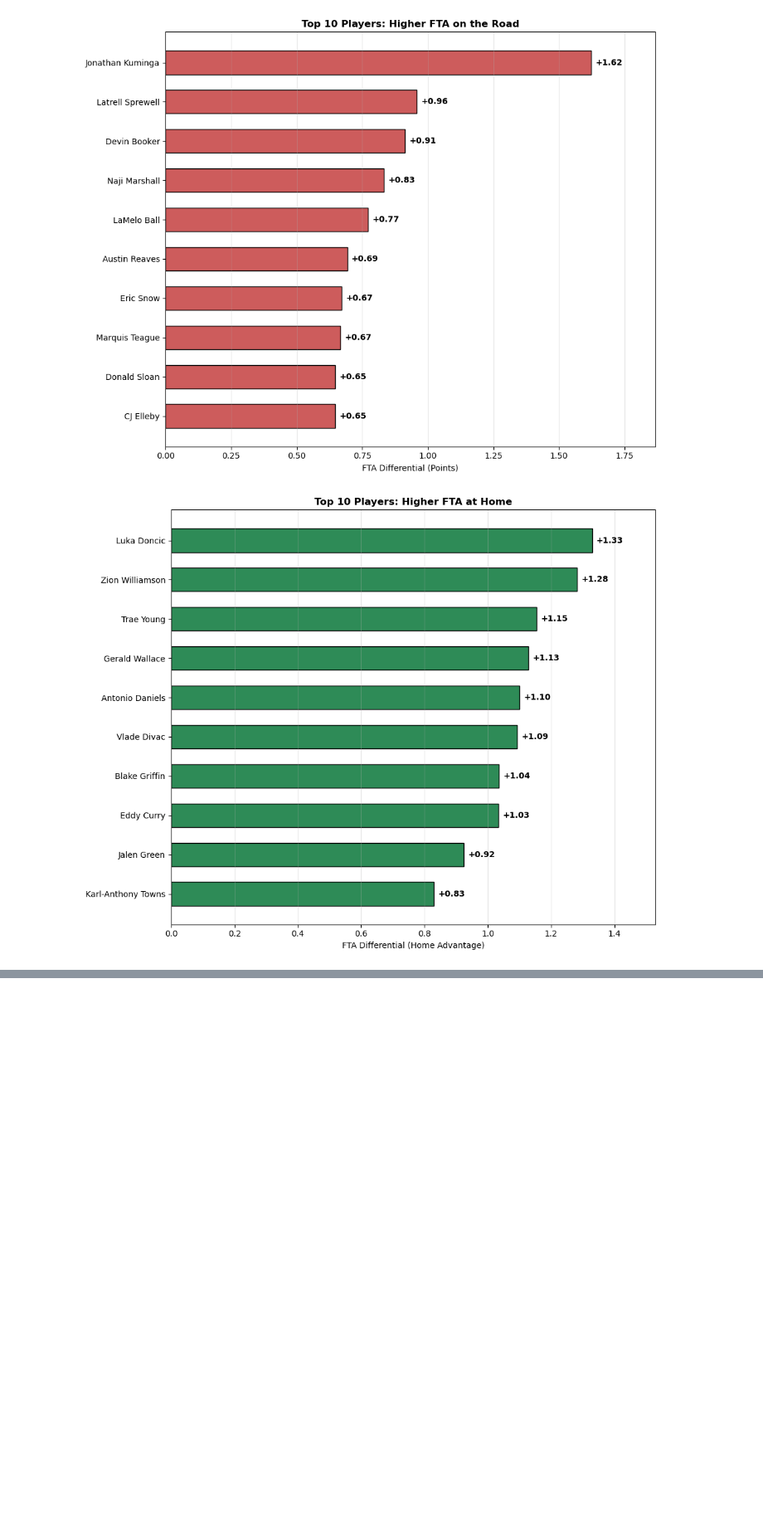
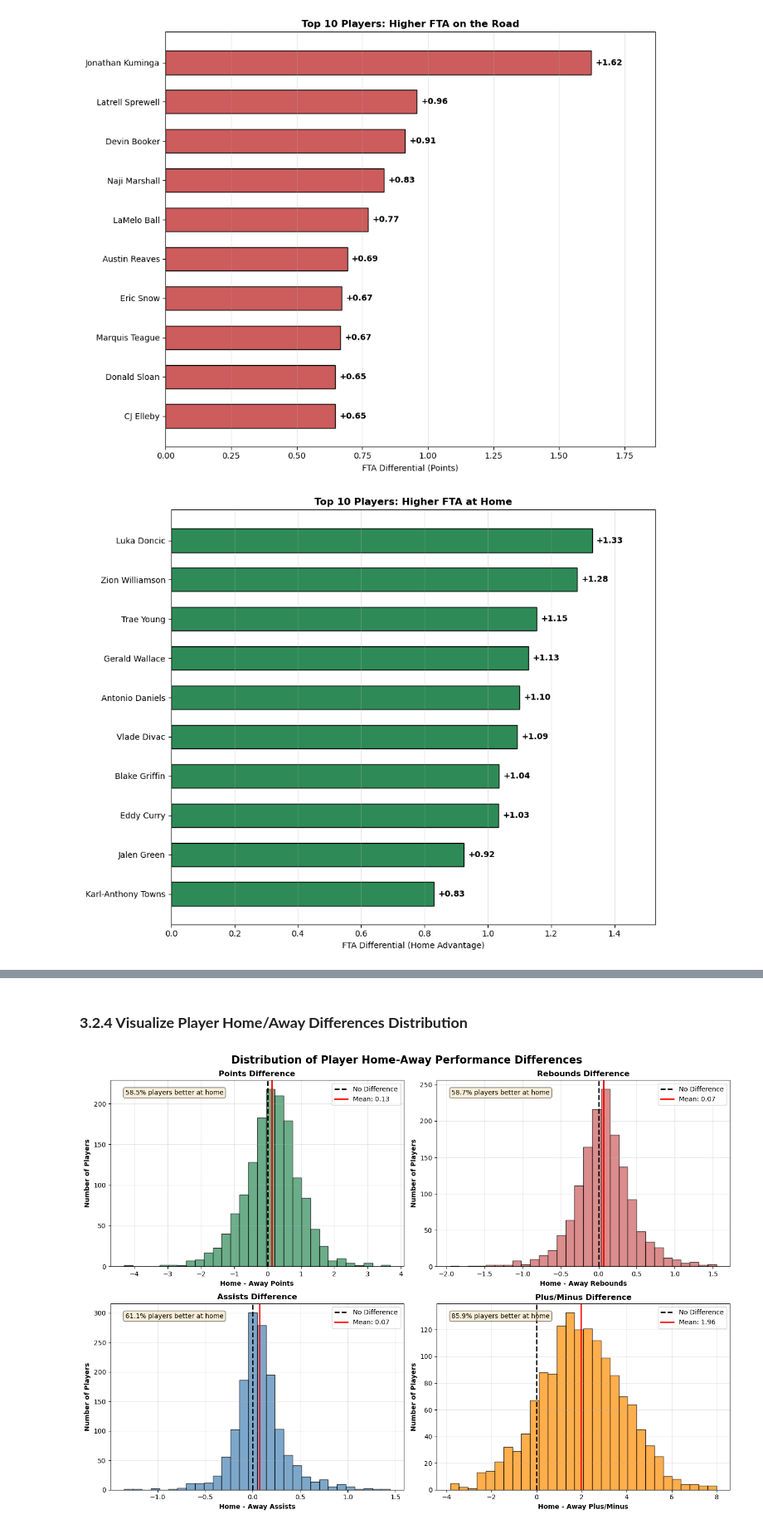
Before and after one commit to joshuanicoo/DATA100-EDA-Finals, a Jupyter notebook: main.ipynb, the cells around one changed output, grey strips where cells are left out. Shown at 83% size. Saved outputs shown, nothing was run; the diff lists cells and outputs as text; code cells hidden in the pictures; blank space fills up the shorter version.

```diff
--- a/main.ipynb
+++ b/main.ipynb
@@ -1846,0 +1326,45 @@ PLUS_MINUS            1464         1.959881    39.993428 5.946282e-237         T
+# %% [markdown]
+### **3.2.4 Visualize Player Home/Away Differences Distribution**
+# %%
+## Create distribution plots for key statistics differences
+fig, axes = plt.subplots(2, 2, figsize=(14, 10))
+fig.suptitle('Distribution of Player Home-Away Performance Differences', fontsize=16, fontweight='bold')
+
+# Plot distributions for key stats
+stats_to_plot = ['PTS_DIFF', 'REB_DIFF', 'AST_DIFF', 'PLUS_MINUS_DIFF']
+plot_titles = ['Points Difference', 'Rebounds Difference', 'Assists Difference', 'Plus/Minus Difference']
+colors = ['#2E8B57', '#CD5C5C', '#4682B4', '#FF8C00']
+
+for idx, (stat, title, color) in enumerate(zip(stats_to_plot, plot_titles, colors)):
+    ax = axes[idx // 2, idx % 2]
+
+    # Get data
+    data = player_stats_df[stat].dropna()
+
+    # Plot histogram
+    ax.hist(data, bins=30, color=color, edgecolor='black', alpha=0.7)
+
+    # Add vertical line at zero
+    ax.axvline(x=0, color='black', linestyle='--', linewidth=2, label='No Difference')
+
+    # Add mean line
+    mean_val = data.mean()
+    ax.axvline(x=mean_val, color='red', linestyle='-', linewidth=2, label=f'Mean: {mean_val:.2f}')
+
+    # Add annotations
+    ax.set_xlabel(f'Home - Away {title.split()[0]}', fontweight='bold')
+    ax.set_ylabel('Number of Players', fontweight='bold')
+    ax.set_title(title, fontweight='bold')
+    ax.legend()
+    ax.grid(alpha=0.3)
+
+    # Add text with percentage of players with positive difference
+    pos_pct = (data > 0).sum() / len(data) * 100
+    ax.text(0.05, 0.95, f'{pos_pct:.1f}% players better at home',
+            transform=ax.transAxes, fontsize=10, verticalalignment='top',
+            bbox=dict(boxstyle='round', facecolor='wheat', alpha=0.5))
+
+plt.tight_layout()
+plt.show()
+# %% [output]
+[figure, added]
```
Also changed, not shown: parts of 44 cells of this notebook, 13 other files.
